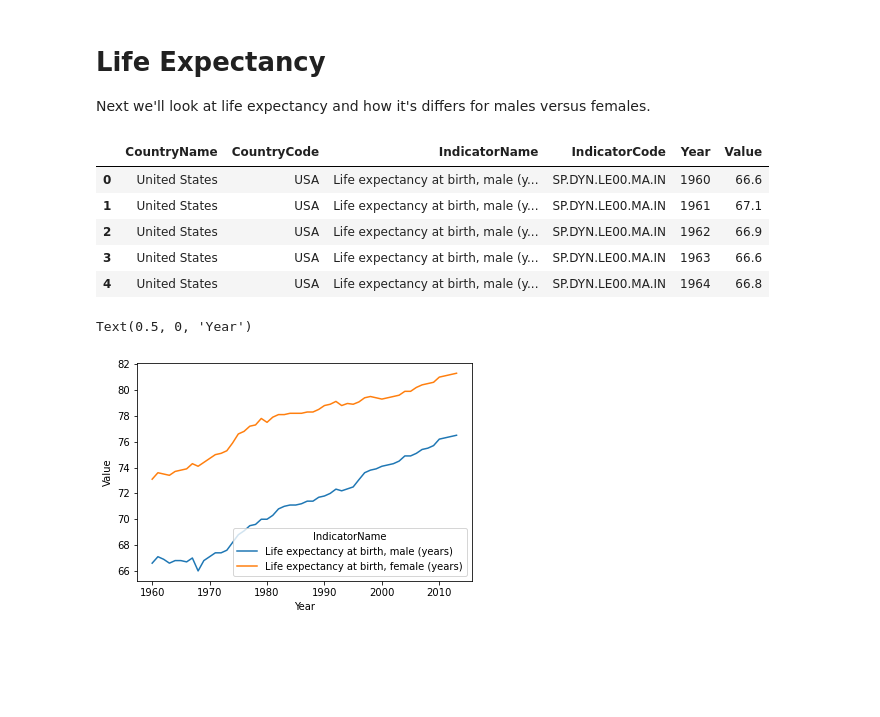
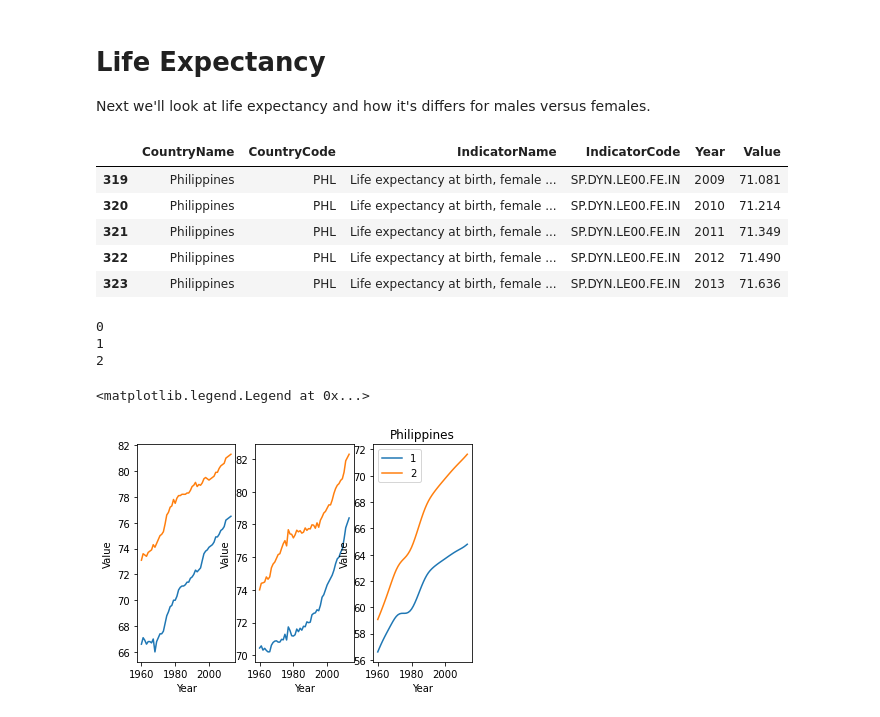
Before and after one commit to data-sandbox/world-development-indicators, a Jupyter notebook: world_development_indicators_exploration.ipynb, the cells around one changed output. Saved outputs shown, nothing was run; the diff lists cells and outputs as text; code cells hidden in the pictures; blank space fills up the shorter version.

Commit message:
plot several countries life expectancies via for loop versus sns.facetgrid

```diff
--- a/world_development_indicators_exploration.ipynb
+++ b/world_development_indicators_exploration.ipynb
@@ -19,3 +24,7 @@ data.shape
+# %%
+# read pickled dataframe
+with open('./data/Indicators.pkl', 'rb') as f:
+    data = pickle.load(f)
 # %%
 # what do the columns look like?
 data.head()
@@ -147,38 +156,48 @@ Next we'll look at life expectancy and how it's differs for males versus females
 # list of indicators to examine
 indicators = ['Life expectancy at birth, male', 'Life expectancy at birth, female']
 # list of countries
-#countries = ['United States', 'Canada', 'United Kingdom', 'Denmark', 'Brazil', 'Philippines']
-countries = 'United States'
+countries = ['United States', 'Denmark', 'Philippines']
+#countries = 'United States'
 # %%
 # initialize dataframe to store CO2 emission data
 life_expectancy = pd.DataFrame()
 
-# boolean mask
-mask1 = data['CountryName'].str.contains(countries)
+for country in countries:
+    # boolean mask
+    mask1 = data['CountryName'].str.contains(country)
 
-for indicator in indicators:
-    # boolean mask
-    mask2 = data['IndicatorName'].str.contains(indicator)
-    data_subset = data[mask1 & mask2]
-    # concatenate dataframe with each country's data
-    life_expectancy = pd.concat([life_expectancy, data_subset],
-                                   ignore_index=True, sort=False)
+    for indicator in indicators:
+        # boolean mask
+        mask2 = data['IndicatorName'].str.contains(indicator)
+        data_subset = data[mask1 & mask2]
+        # concatenate dataframe with each country's data
+        life_expectancy = pd.concat([life_expectancy, data_subset],
+                                       ignore_index=True, sort=False)
 # %%
-life_expectancy.head()
+life_expectancy.tail()
 # %% [output]
 |  | CountryName | CountryCode | IndicatorName | IndicatorCode | Year | Value |
-| 0 | United States | USA | Life expectancy at birth, male (y... | SP.DYN.LE00.MA.IN | 1960 | 66.6 |
-| 1 | United States | USA | Life expectancy at birth, male (y... | SP.DYN.LE00.MA.IN | 1961 | 67.1 |
-| 2 | United States | USA | Life expectancy at birth, male (y... | SP.DYN.LE00.MA.IN | 1962 | 66.9 |
-| 3 | United States | USA | Life expectancy at birth, male (y... | SP.DYN.LE00.MA.IN | 1963 | 66.6 |
-| 4 | United States | USA | Life expectancy at birth, male (y... | SP.DYN.LE00.MA.IN | 1964 | 66.8 |
+| 319 | Philippines | PHL | Life expectancy at birth, female ... | SP.DYN.LE00.FE.IN | 2009 | 71.081 |
+| 320 | Philippines | PHL | Life expectancy at birth, female ... | SP.DYN.LE00.FE.IN | 2010 | 71.214 |
+| 321 | Philippines | PHL | Life expectancy at birth, female ... | SP.DYN.LE00.FE.IN | 2011 | 71.349 |
+| 322 | Philippines | PHL | Life expectancy at birth, female ... | SP.DYN.LE00.FE.IN | 2012 | 71.490 |
+| 323 | Philippines | PHL | Life expectancy at birth, female ... | SP.DYN.LE00.FE.IN | 2013 | 71.636 |
 # %%
 # line plot
-plt.figure()
-sns.lineplot(data=life_expectancy, x='Year', y='Value', hue='IndicatorName')
+fig, axes = plt.subplots(1, len(countries))
+
+axis = 0
+for country in countries:
+    mask = life_expectancy['CountryName'].str.contains(country)
+    sns.lineplot(data=life_expectancy[mask], x='Year', y='Value',
+                 hue='IndicatorName', ax=axes[axis], legend=False)
+    plt.title(country)
+    axis += 1
 plt.xlabel('Year')
-#plt.ylabel(co2_emissions_df['IndicatorName'].iloc[0])
-#plt.axis([1959, 2015, 0, 25])
+plt.legend(labels=['1', '2'])
 # %% [output]
-Text(0.5, 0, 'Year')
+0
+1
+2
+<matplotlib.legend.Legend at 0x...>
-[figure, old version]
+[figure, new version]
```
Also changed, not shown: parts of 3 cells of this notebook.
